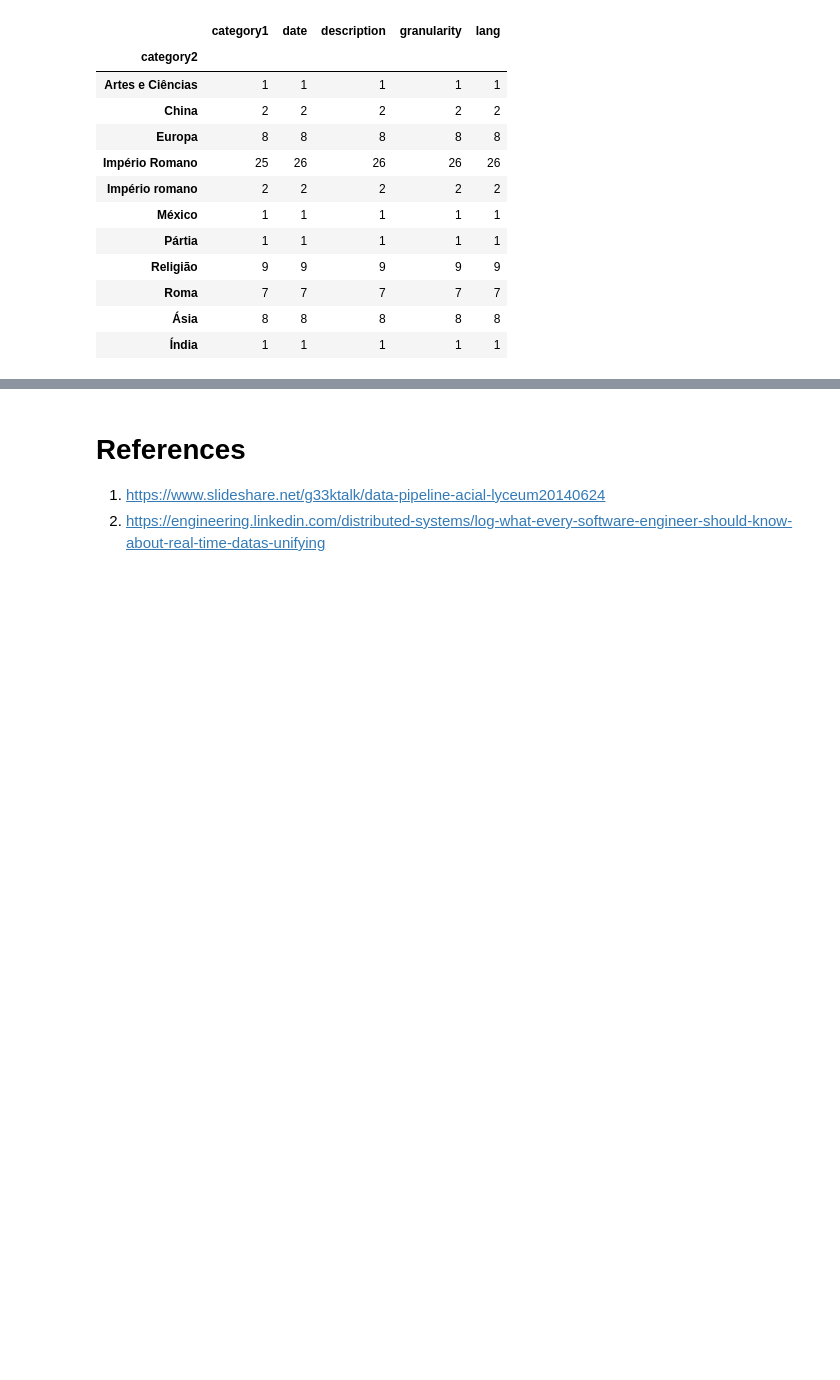
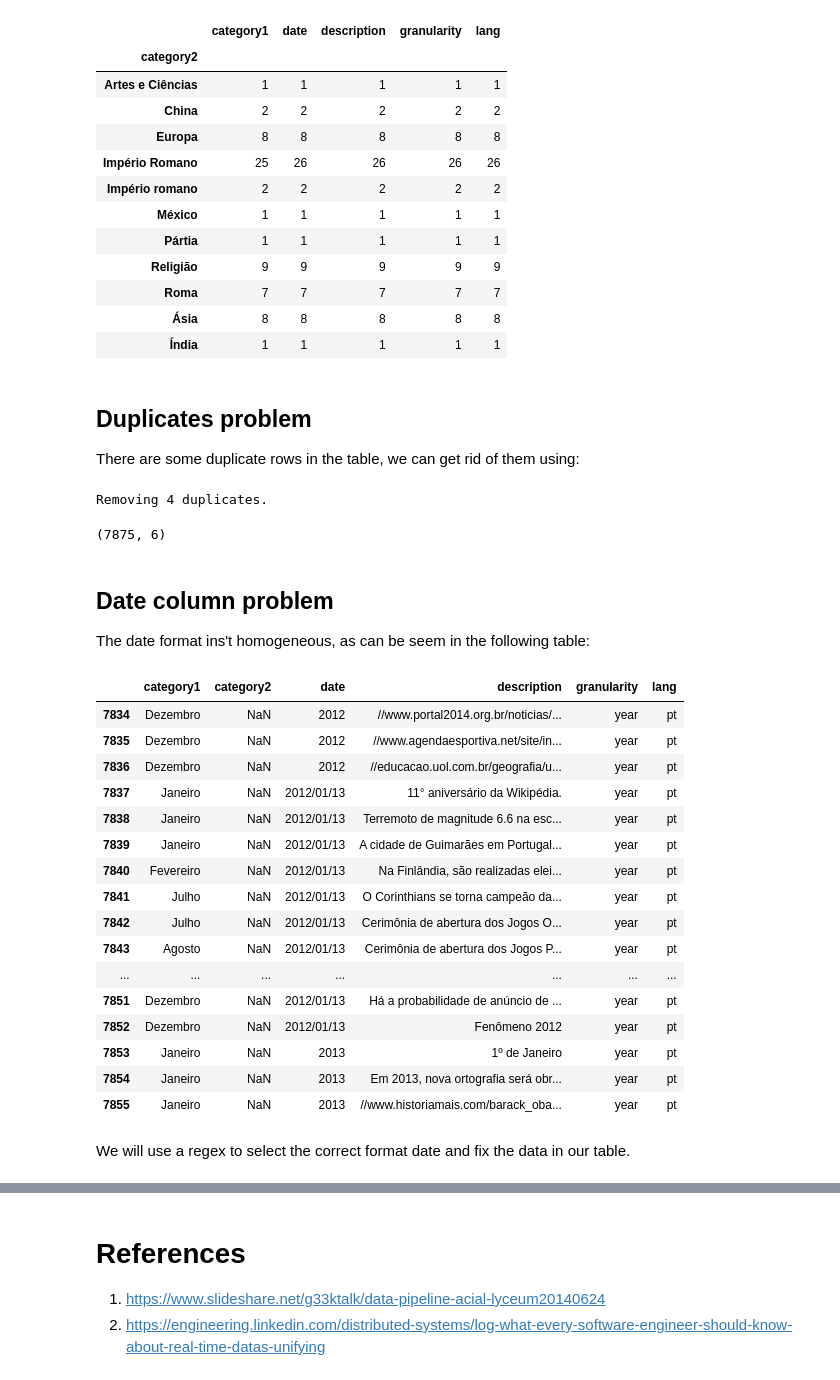
Before and after one commit to wespatrocinio/data-pipeline-study, a Jupyter notebook: notebooks/fundamentals_of_data_pipeline.ipynb, the cells around one changed output, grey strips where cells are left out. Drawn from its saved outputs; the diff is of its cells as text; code cells hidden in the pictures; blank space fills up the shorter version.

Commit message:
Remove duplicate data and normalize dates

```diff
--- a/notebooks/fundamentals_of_data_pipeline.ipynb
+++ b/notebooks/fundamentals_of_data_pipeline.ipynb
@@ -281,3 +281,40 @@ df.groupby(['category2']).count()
 | Roma | 7 | 7 | 7 | 7 | 7 |
 | Ásia | 8 | 8 | 8 | 8 | 8 |
 | Índia | 1 | 1 | 1 | 1 | 1 |
+# %% [markdown]
+## Duplicates problem
+There are some duplicate rows in the table, we can get rid of them using:
+# %%
+df = pd.DataFrame.from_dict(events)
+print("Removing " + str(df.shape[0] - df.drop_duplicates().shape[0]) + " duplicates.")
+df = df.drop_duplicates()
+df.shape
+# %% [output]
+Removing 4 duplicates.
+(7875, 6)
+# %% [markdown]
+## Date column problem
+
+The date format ins't homogeneous, as can be seem in the following table:
+# %%
+df.loc[7834:7855]
+# %% [output]
+|  | category1 | category2 | date | description | granularity | lang |
+| 7834 | Dezembro | NaN | 2012 | //www.portal2014.org.br/noticias/... | year | pt |
+| 7835 | Dezembro | NaN | 2012 | //www.agendaesportiva.net/site/in... | year | pt |
+| 7836 | Dezembro | NaN | 2012 | //educacao.uol.com.br/geografia/u... | year | pt |
+| 7837 | Janeiro | NaN | 2012/01/13 | 11° aniversário da Wikipédia. | year | pt |
+| 7838 | Janeiro | NaN | 2012/01/13 | Terremoto de magnitude 6.6 na esc... | year | pt |
+| 7839 | Janeiro | NaN | 2012/01/13 | A cidade de Guimarães em Portugal... | year | pt |
+| 7840 | Fevereiro | NaN | 2012/01/13 | Na Finlândia, são realizadas elei... | year | pt |
+| 7841 | Julho | NaN | 2012/01/13 | O Corinthians se torna campeão da... | year | pt |
+| 7842 | Julho | NaN | 2012/01/13 | Cerimônia de abertura dos Jogos O... | year | pt |
+| 7843 | Agosto | NaN | 2012/01/13 | Cerimônia de abertura dos Jogos P... | year | pt |
+| ... | ... | ... | ... | ... | ... | ... |
+| 7851 | Dezembro | NaN | 2012/01/13 | Há a probabilidade de anúncio de ... | year | pt |
+| 7852 | Dezembro | NaN | 2012/01/13 | Fenômeno 2012 | year | pt |
+| 7853 | Janeiro | NaN | 2013 | 1º de Janeiro | year | pt |
+| 7854 | Janeiro | NaN | 2013 | Em 2013, nova ortografia será obr... | year | pt |
+| 7855 | Janeiro | NaN | 2013 | //www.historiamais.com/barack_oba... | year | pt |
+# %% [markdown]
+We will use a regex to select the correct format date and fix the data in our table.
```
Also changed, not shown: parts of 3 cells of this notebook.
